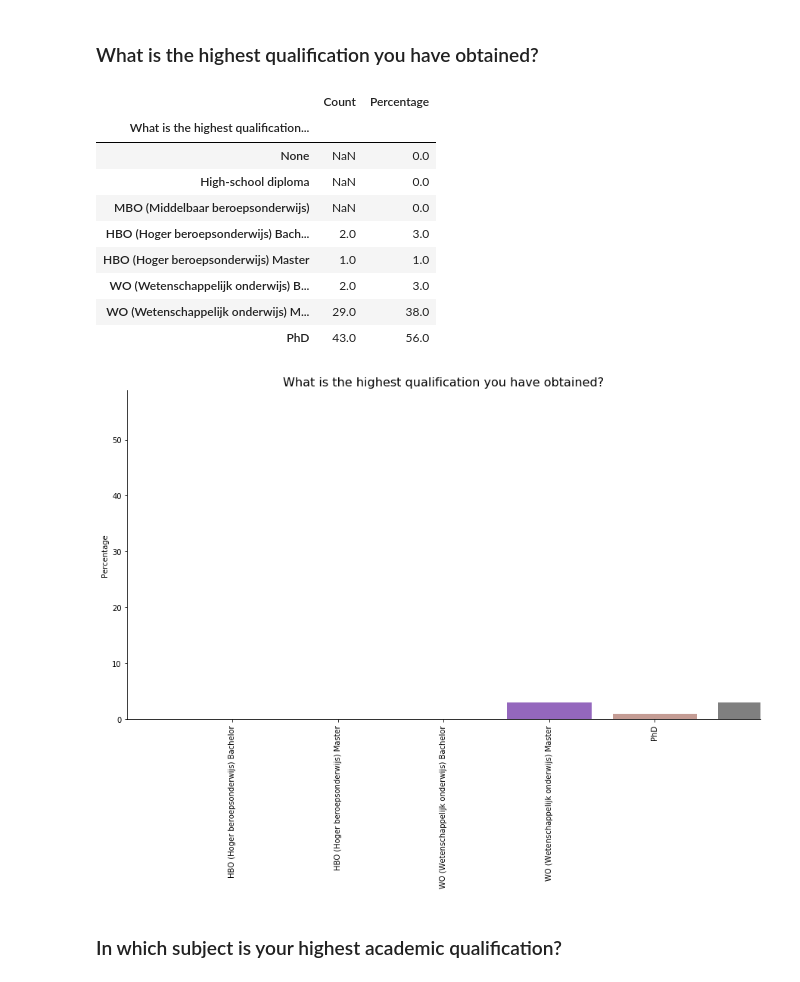
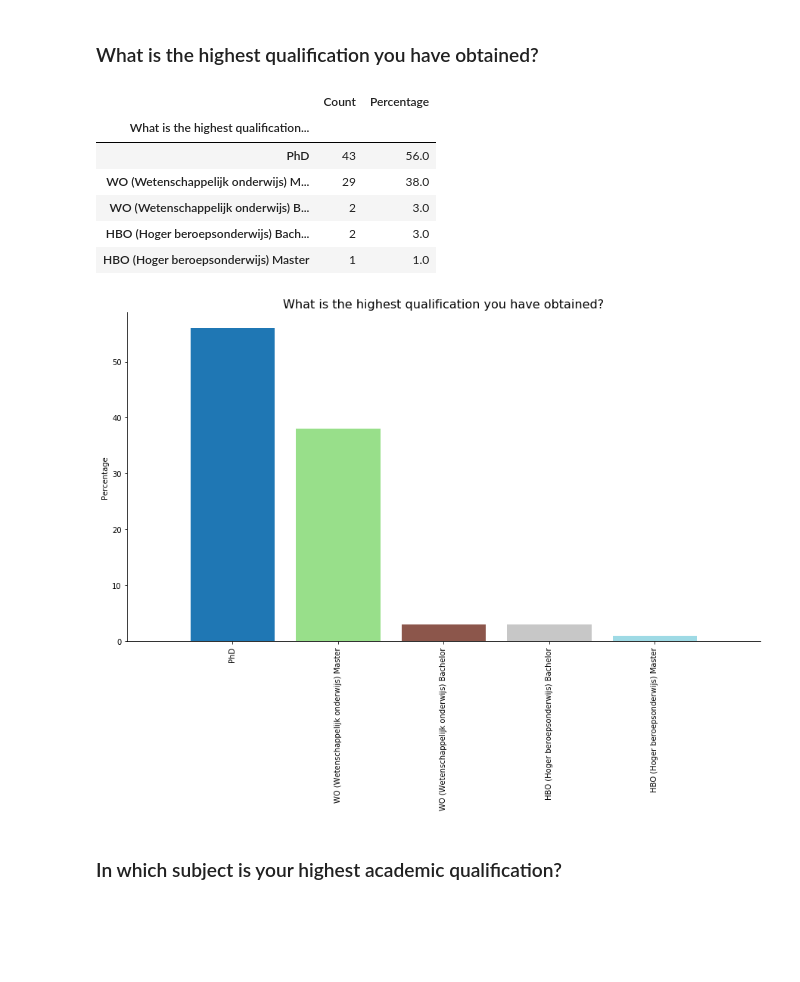
Before and after one commit to softwaresaved/international-survey, a Jupyter notebook: analysis/results_nl_2017_narrative.ipynb, the cells around one changed output. Saved outputs shown, nothing was run; the diff lists cells and outputs as text; code cells hidden in the pictures; blank space fills up the shorter version.

```diff
--- a/analysis/results_nl_2017_narrative.ipynb
+++ b/analysis/results_nl_2017_narrative.ipynb
@@ -142,7 +142,7 @@ Most RSEs derive from a background in *Computer Science* (26%) or *Physics and A
 # %% [markdown]
 ### What is the highest qualification you have obtained?
 # %%
-v_to_count, filename  = get_count(df, ['edu1. What is the highest qualification you have obtained?'], "likert", "./../survey_creation/2017/nl/listAnswers/education_nl.csv", "False", "./2017/nl/output/")
+v_to_count, filename  = get_count(df, ['edu1. What is the highest qualification you have obtained?'], "one choice", "./../survey_creation/2017/nl/listAnswers/education_nl.csv", "False", "./2017/nl/output/")
 # %%
 perc_to_count = get_percentage(v_to_count, filename)
 # %%
@@ -150,18 +150,15 @@ display_side_by_side(v_to_count,perc_to_count)
 # %% [output]
 |  | Count | Percentage |
 | What is the highest qualification... |  |  |
-| None | NaN | 0.0 |
-| High-school diploma | NaN | 0.0 |
-| MBO (Middelbaar beroepsonderwijs) | NaN | 0.0 |
-| HBO (Hoger beroepsonderwijs) Bach... | 2.0 | 3.0 |
-| HBO (Hoger beroepsonderwijs) Master | 1.0 | 1.0 |
-| WO (Wetenschappelijk onderwijs) B... | 2.0 | 3.0 |
-| WO (Wetenschappelijk onderwijs) M... | 29.0 | 38.0 |
-| PhD | 43.0 | 56.0 |
+| PhD | 43 | 56.0 |
+| WO (Wetenschappelijk onderwijs) M... | 29 | 38.0 |
+| WO (Wetenschappelijk onderwijs) B... | 2 | 3.0 |
+| HBO (Hoger beroepsonderwijs) Bach... | 2 | 3.0 |
+| HBO (Hoger beroepsonderwijs) Master | 1 | 1.0 |
 # %%
-_ = get_plot(perc_to_count, "one choice", dropna=False)
+_ = get_plot(perc_to_count, "one choice")
 # %% [output]
-[figure, old version]
+[figure, new version]
 # %% [markdown]
 ### In which subject is your highest academic qualification?
 # %%
```
Also changed, not shown: parts of 15 cells of this notebook, 36 other files.
